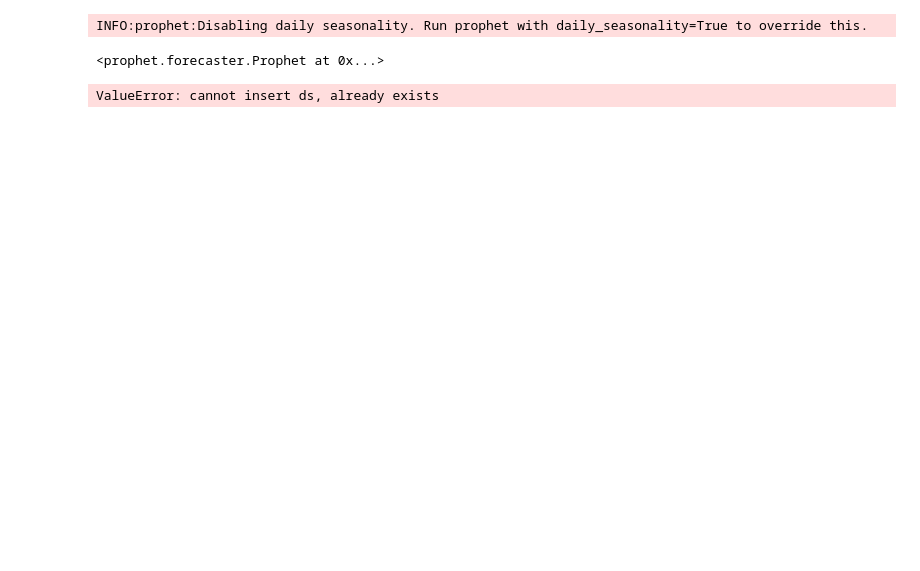
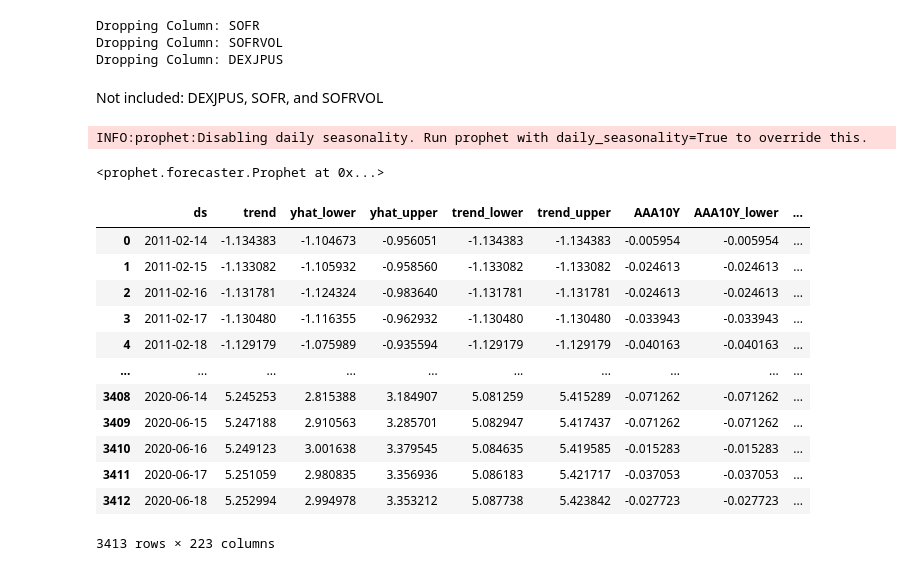
Before and after one commit to brianjhuang/datahacks-2021, a Jupyter notebook: forecastTableTest.ipynb, the cells around one changed output. Drawn from its saved outputs; the diff is of its cells as text; code cells hidden in the pictures; blank space fills up the shorter version.

```diff
--- a/forecastTableTest.ipynb
+++ b/forecastTableTest.ipynb
@@ -18,2 +21,24 @@ features = columnCleaner("data/observations_train.csv", columns=cols)
+# %%
+cols = list(set(series['series_id'].unique()) - set(['SP500']))
+# cols = ["PCUADLVWRADLVWR",
+# "PCUAINFOAINFO",
+# "PCUAMUMAMUM",
+# "PCUARETTRARETTR",
+# "PCUASHCASHC",
+# "PCUASTDSVASTDSV",
+# "PCUATRADEATRADE",
+# "PCUATRANSATRANS",
+# "PCUATRNWRATRNWR",
+# "PCUATTDSVATTDSV",
+# "PCUAWHLTRAWHLTR",
+# "PCUOMFGOMFG",
+# "PCUOMINOMIN"]
+features = columnCleaner("data/observations_train.csv", columns=cols)
+# %% [output]
+Dropping Column: SOFR
+Dropping Column: SOFRVOL
+Dropping Column: DEXJPUS
+# %% [markdown]
+Not included: DEXJPUS, SOFR, and SOFRVOL
 # %%
 m = Prophet()
@@ -25,12 +52,26 @@ m.fit(features)
 INFO:prophet:Disabling daily seasonality. Run prophet with daily_seasonality=True to override this.
 <prophet.forecaster.Prophet at 0x...>
 # %%
-horizon = 200
-
+horizon = 900
+cols = list(set(cols) - set(dropped_cols))
 forecast = forecastTable(m,
                          horizon,
                          "data/observations_train.csv",
                          "data/observations_test.csv",
                         columns=cols)
-# %% [output]
-ValueError: cannot insert ds, already exists
+# %%
+forecast
+# %% [output]
+|  | ds | trend | yhat_lower | yhat_upper | trend_lower | trend_upper | AAA10Y | AAA10Y_lower | ... |
+| 0 | 2011-02-14 | -1.134383 | -1.104673 | -0.956051 | -1.134383 | -1.134383 | -0.005954 | -0.005954 | ... |
+| 1 | 2011-02-15 | -1.133082 | -1.105932 | -0.958560 | -1.133082 | -1.133082 | -0.024613 | -0.024613 | ... |
+| 2 | 2011-02-16 | -1.131781 | -1.124324 | -0.983640 | -1.131781 | -1.131781 | -0.024613 | -0.024613 | ... |
+| 3 | 2011-02-17 | -1.130480 | -1.116355 | -0.962932 | -1.130480 | -1.130480 | -0.033943 | -0.033943 | ... |
+| 4 | 2011-02-18 | -1.129179 | -1.075989 | -0.935594 | -1.129179 | -1.129179 | -0.040163 | -0.040163 | ... |
+| ... | ... | ... | ... | ... | ... | ... | ... | ... | ... |
+| 3408 | 2020-06-14 | 5.245253 | 2.815388 | 3.184907 | 5.081259 | 5.415289 | -0.071262 | -0.071262 | ... |
+| 3409 | 2020-06-15 | 5.247188 | 2.910563 | 3.285701 | 5.082947 | 5.417437 | -0.071262 | -0.071262 | ... |
+| 3410 | 2020-06-16 | 5.249123 | 3.001638 | 3.379545 | 5.084635 | 5.419585 | -0.015283 | -0.015283 | ... |
+| 3411 | 2020-06-17 | 5.251059 | 2.980835 | 3.356936 | 5.086183 | 5.421717 | -0.037053 | -0.037053 | ... |
+| 3412 | 2020-06-18 | 5.252994 | 2.994978 | 3.353212 | 5.087738 | 5.423842 | -0.027723 | -0.027723 | ... |
+3413 rows × 223 columns
```
Also changed, not shown: parts of 10 cells of this notebook, 2 other files.
